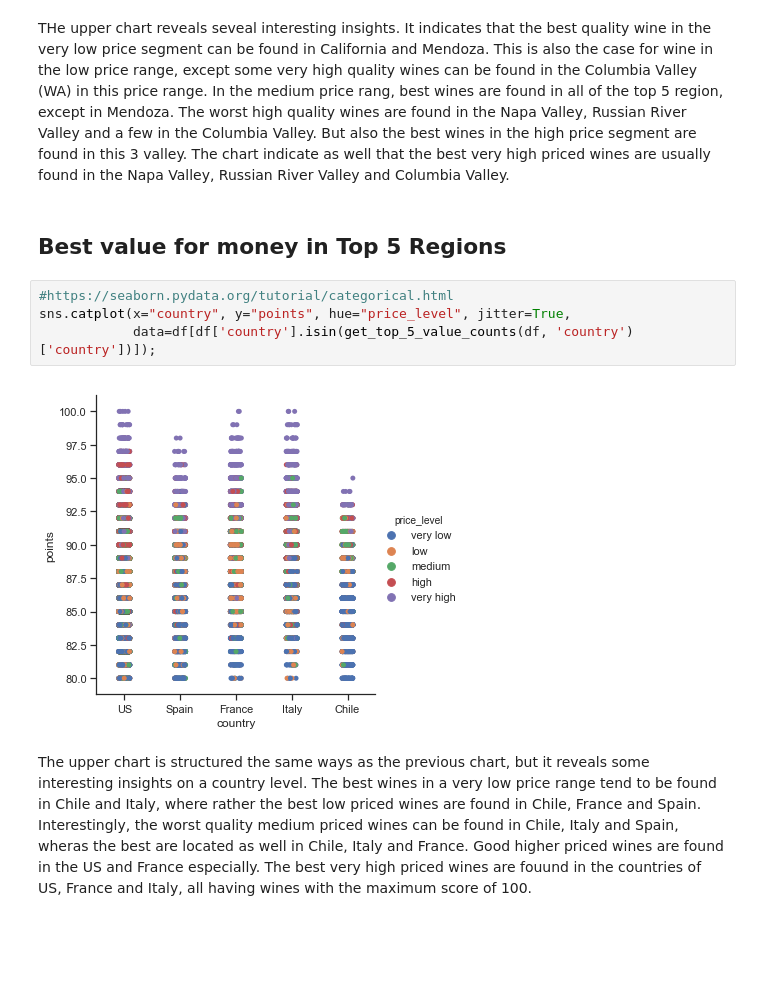
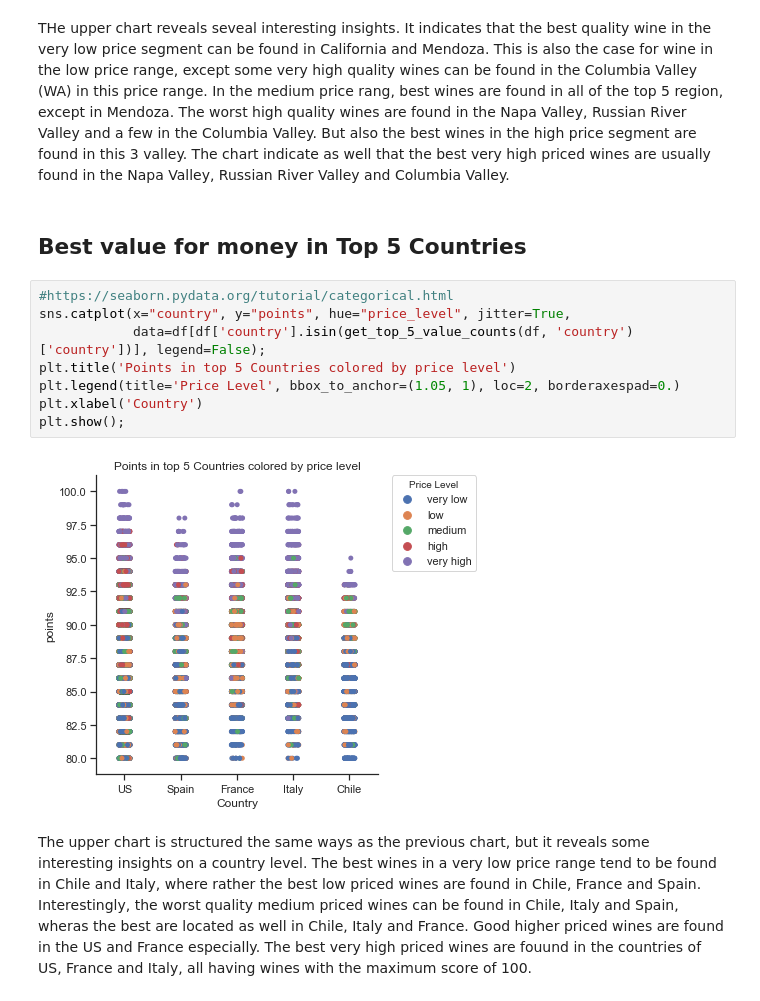
Before and after one commit to igorstojanovic91/wine-review-analysis, a Jupyter notebook: Wine reviews Analysis.ipynb, the cells around one changed output. Drawn from its saved outputs; the diff is of its cells as text; blank space fills up the shorter version.

```diff
--- a/Wine reviews Analysis.ipynb
+++ b/Wine reviews Analysis.ipynb
@@ -1167,13 +1181,17 @@ plt.show();
 # %% [markdown]
 THe upper chart reveals seveal interesting insights. It indicates that the best quality wine in the very low price segment can be found in California and Mendoza. This is also the case for wine in the low price range, except some very high quality wines can be found in the Columbia Valley (WA) in this price range. In the medium price rang, best wines are found in all of the top 5 region, except in Mendoza. The worst high quality wines are found in the Napa Valley, Russian River Valley and a few in the Columbia Valley. But also the best wines in the high price segment are found in this 3 valley. The chart indicate as well that the best very high priced wines are usually found in the Napa Valley, Russian River Valley and Columbia Valley.
 # %% [markdown]
-## Best value for money in Top 5 Regions
+## Best value for money in Top 5 Countries
 # %%
 #https://seaborn.pydata.org/tutorial/categorical.html
 sns.catplot(x="country", y="points", hue="price_level", jitter=True,
-            data=df[df['country'].isin(get_top_5_value_counts(df, 'country')['country'])]);
+            data=df[df['country'].isin(get_top_5_value_counts(df, 'country')['country'])], legend=False);
+plt.title('Points in top 5 Countries colored by price level')
+plt.legend(title='Price Level', bbox_to_anchor=(1.05, 1), loc=2, borderaxespad=0.)
+plt.xlabel('Country')
+plt.show();
 # %% [output]
-[figure, old version]
+[figure, new version]
 # %% [markdown]
 The upper chart is structured the same ways as the previous chart, but it reveals some interesting insights on a country level. The best wines in a very low price range tend to be found in Chile and Italy, where rather the best low priced wines are found in Chile, France and Spain. Interestingly, the worst quality medium priced wines can be found in Chile, Italy and Spain, wheras the best are located as well in Chile, Italy and France. Good higher priced wines are found in the US and France especially. The best very high priced wines are fouund in the countries of US, France and Italy, all having wines with the maximum score of 100.
 # %% [markdown]
```
Also changed, not shown: parts of 148 cells of this notebook.
